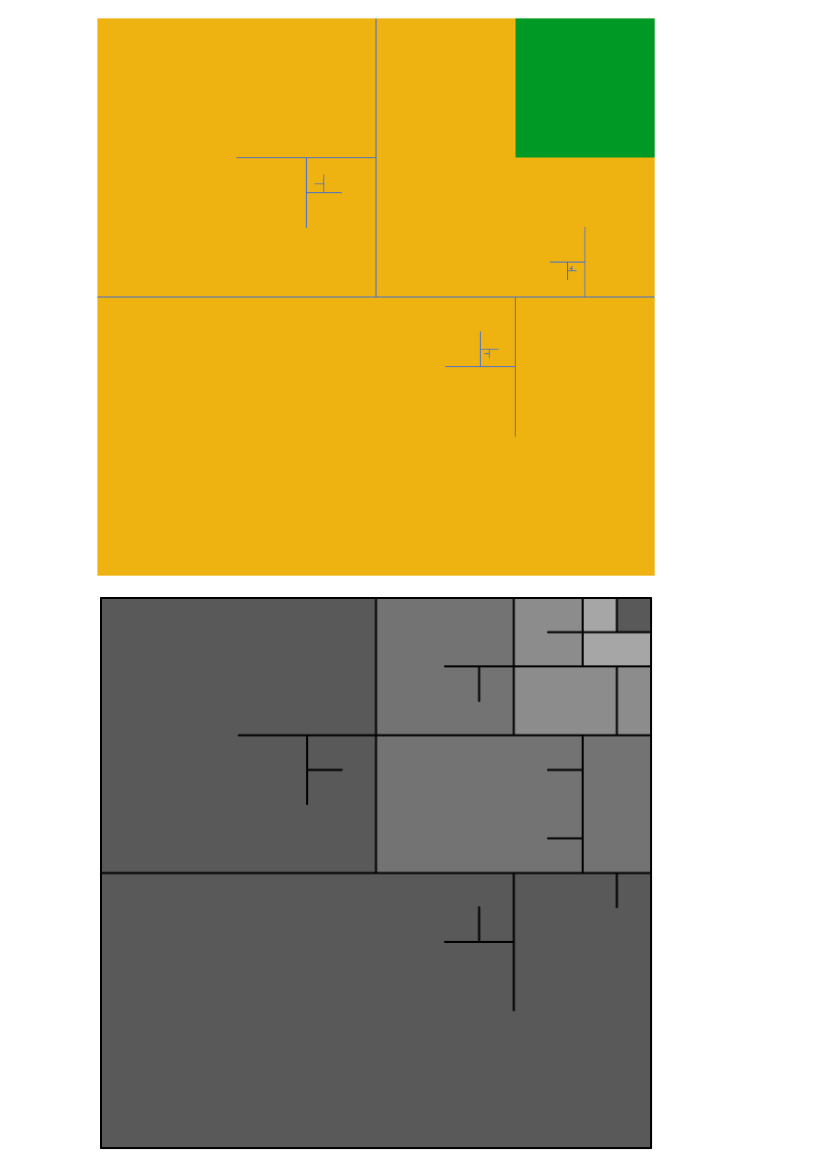
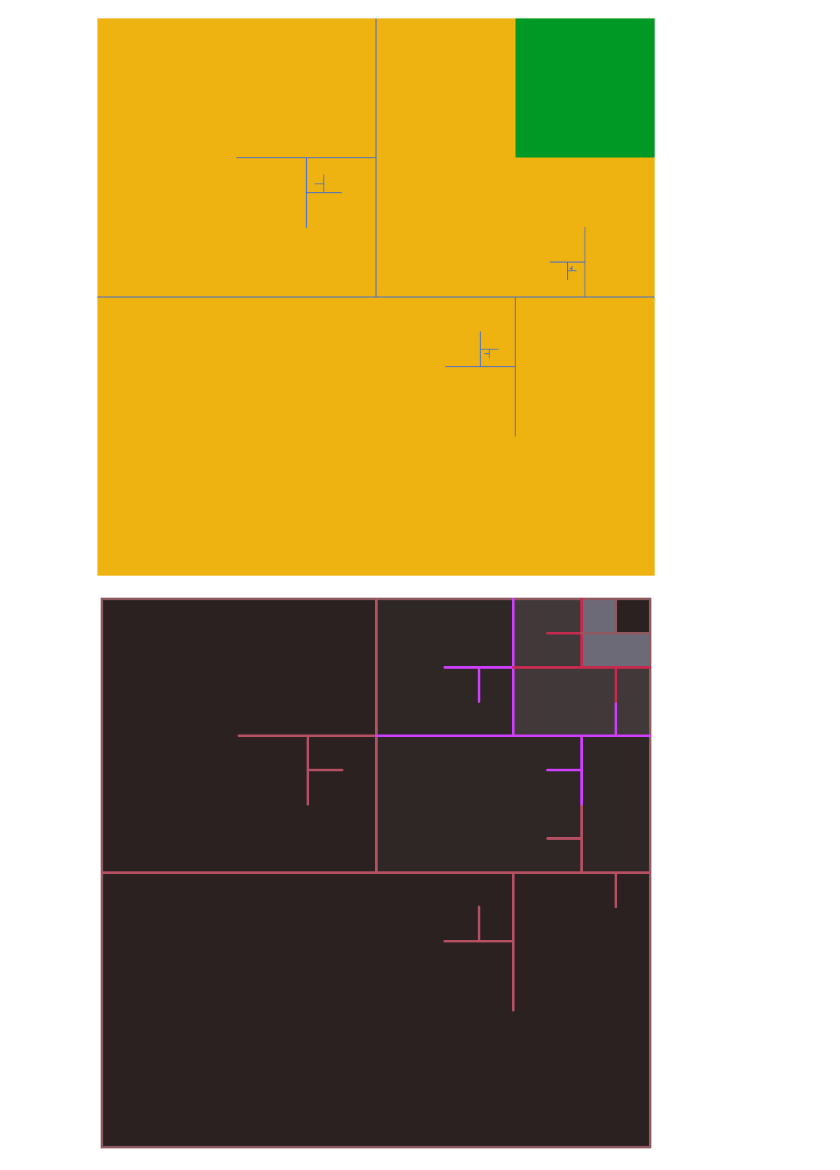
Before and after one commit to amirhamini/Geometry, a Jupyter notebook: divide_and_rotate.ipynb, the cells around one changed output. Cells and saved outputs as stored; diff of their text form; code cells hidden in the pictures.

```diff
--- a/divide_and_rotate.ipynb
+++ b/divide_and_rotate.ipynb
@@ -227,9 +227,11 @@ def plot_mid_orthog_rot_cw(p_init_1, p_init_2, ax, color='k', numOperation=4, th
     p_init_1 = mid_point(p_init_1, p_init_2);
     theta = -theta
 
+clrs_gray= ['#2B2120','#2F2725','#413939','#6D6A77']
+clrs_pink =['#C62B4F','#CD3FfD','#B55063','#8F5960']
 
 #
-fig01 = plt.figure(1, figsize=(20, 20), dpi=90)
+fig01 = plt.figure(1, figsize=(15, 15), dpi=90)
 ax01 = fig01.add_subplot(1,1,1)
 #
 ax01.add_patch(
@@ -237,37 +239,56 @@ ax01.add_patch(
         (-10, -10),   # (x,y)
         20,          # width
         20,          # height
-        color ='0.35'
+        color =clrs_gray[0]
     )
 )
-plot_line_bw_two_points([-10,-10],[-10,10], ax01, color='k', lw=4)
-plot_line_bw_two_points([-10,-10],[10,-10], ax01, color='k', lw=4)
-plot_line_bw_two_points([10,10],[10,-10], ax01, color='k', lw=4)
-plot_line_bw_two_points([10,10],[-10,10], ax01, color='k', lw=4)
+ax01.add_patch(
+    patches.Rectangle(
+        (-15, -10),   # (x,y)
+        25,          # width
+        -5,          # height
+        color ='0.65'
+    )
+)
+ax01.add_patch(
+    patches.Rectangle(
+        (-15, -10),   # (x,y)
+        5,          # width
+        20,          # height
+        color ='0.65'
+    )
+)
+clr = clrs_pink[-1]
+plot_line_bw_two_points([-10,-10],[-10,10], ax01, color=clr, lw=4)
+plot_line_bw_two_points([-15,-10],[10,-10], ax01, color=clr, lw=4)
+plot_line_bw_two_points([10,10],[10,-10], ax01, color=clr, lw=4)
+plot_line_bw_two_points([10,10],[-15,10], ax01, color=clr, lw=4)
+
 ##################################################################################
 ##################################################################################
 LW= 4
+clr = clrs_pink[-2]
 x_1 = -10; y_1 = 0; x_2 = 10; y_2 = 0;
 p_init_1 = [x_1, y_1]; p_init_2 = [x_2, y_2];
-plot_mid_orthog_rot_ccw(p_init_1, p_init_2, ax01, color='k', numOperation=4, lw=LW)
+plot_mid_orthog_rot_ccw(p_init_1, p_init_2, ax01, color=clr, numOperation=4, lw=LW)
 
 x_1 = 0; y_1 = 0; x_2 = 10; y_2 = 0;
 p_init_1 = [x_1, y_1]; p_init_2 = [x_2, y_2];
-plot_mid_orthog_rot_cw(p_init_1, p_init_2, ax01, color='k', numOperation=3, lw=LW)
+plot_mid_orthog_rot_cw(p_init_1, p_init_2, ax01, color=clr, numOperation=3, lw=LW)
 
 x_1 = 5; y_1 = 0; x_2 = 10; y_2 = 0;
 p_init_1 = [x_1, y_1]; p_init_2 = [x_2, y_2];
-plot_mid_orthog_rot_ccw(p_init_1, p_init_2, ax01, color='k', numOperation=2, lw=LW)
+plot_mid_orthog_rot_ccw(p_init_1, p_init_2, ax01, color=clr, numOperation=2, lw=LW)
 
 x_1 = 7.5; y_1 = 0; x_2 = 10; y_2 = 0;
 p_init_1 = [x_1, y_1]; p_init_2 = [x_2, y_2];
-plot_mid_orthog_rot_cw(p_init_1, p_init_2, ax01, color='k', numOperation=1, lw=LW)
+plot_mid_orthog_rot_cw(p_init_1, p_init_2, ax01, color=clr, numOperation=1, lw=LW)
 ax01.add_patch(
     patches.Rectangle(
         (0, 0),   # (x,y)
         10,          # width
         10,          # height
-        color ='0.45'
+        color =clrs_gray[1]#'#ff80aa'
     )
 )
 ##################################################################################
@@ -275,23 +296,24 @@ ax01.add_patch(
 ##################################################################################
 ##################################################################################
 LW -= 0
+clr = clrs_pink[-3]
 x_1 = 0; y_1 = 5; x_2 = 10; y_2 = 5;
 p_init_1 = [x_1, y_1]; p_init_2 = [x_2, y_2];
-plot_mid_orthog_rot_ccw(p_init_1, p_init_2, ax01, color='k', numOperation=3, lw=LW)
+plot_mid_orthog_rot_ccw(p_init_1, p_init_2, ax01, color=clr, numOperation=3, lw=LW)
 
 x_1 = 5; y_1 = 5; x_2 = 10; y_2 = 5;
 p_init_1 = [x_1, y_1]; p_init_2 = [x_2, y_2];
-plot_mid_orthog_rot_cw(p_init_1, p_init_2, ax01, color='k', numOperation=2, lw=LW)
+plot_mid_orthog_rot_cw(p_init_1, p_init_2, ax01, color=clr, numOperation=2, lw=LW)
 
 x_1 = 7.5; y_1 = 5; x_2 = 10; y_2 = 5;
 p_init_1 = [x_1, y_1]; p_init_2 = [x_2, y_2];
-plot_mid_orthog_rot_ccw(p_init_1, p_init_2, ax01, color='k', numOperation=1, lw=LW)
+plot_mid_orthog_rot_ccw(p_init_1, p_init_2, ax01, color=clr, numOperation=1, lw=LW)
 ax01.add_patch(
     patches.Rectangle(
         (5, 5),   # (x,y)
         5,          # width
         5,          # height
-        color ='0.55'
+        color =clrs_gray[2]#'#ff99bb'
     )
 )
 ##################################################################################
@@ -299,49 +321,51 @@ ax01.add_patch(
 ##################################################################################
 ##################################################################################
 LW -= 0
+clr = clrs_pink[-4]
 x_1 = 5; y_1 = 7.5; x_2 = 10; y_2 = 7.5;
 p_init_1 = [x_1, y_1]; p_init_2 = [x_2, y_2];
-plot_mid_orthog_rot_ccw(p_init_1, p_init_2, ax01, color='k', numOperation=2, lw=LW)
+plot_mid_orthog_rot_ccw(p_init_1, p_init_2, ax01, color=clr, numOperation=2, lw=LW)
 
 x_1 = 7.5; y_1 = 7.5; x_2 = 10; y_2 = 7.5;
 p_init_1 = [x_1, y_1]; p_init_2 = [x_2, y_2];
-plot_mid_orthog_rot_cw(p_init_1, p_init_2, ax01, color='k', numOperation=1, lw=LW)
+plot_mid_orthog_rot_cw(p_init_1, p_init_2, ax01, color=clr, numOperation=1, lw=LW)
 ax01.add_patch(
     patches.Rectangle(
         (7.5, 7.5),   # (x,y)
         2.5,          # width
         2.5,          # height
-        color ='0.65'
+        color =clrs_gray[3]
     )
 )
 ##################################################################################
 ##################################################################################
 LW -= 0
+clr = clrs_pink[-1]
 x_1 = 7.5; y_1 = 8.75; x_2 = 10; y_2 = 8.75;
 p_init_1 = [x_1, y_1]; p_init_2 = [x_2, y_2];
-plot_mid_orthog_rot_ccw(p_init_1, p_init_2, ax01, color='k', numOperation=1, lw=LW)
+plot_mid_orthog_rot_ccw(p_init_1, p_init_2, ax01, color=clr, numOperation=1, lw=LW)
 
 ax01.add_patch(
     patches.Rectangle(
         (8.75, 8.75),   # (x,y)
         1.25,          # width
         1.25,          # height
-        color ='0.35'
+        color =clrs_gray[0]
     )
 )
 ax01.set_xlim([-10.05,10.05])
 ax01.set_ylim([-10.05,10.05])
 ax01.get_xaxis().set_visible(False)
 ax01.get_yaxis().set_visible(False)
 
 # major_ticks_x = [1345, 1355, 1365, 1370, 1375, 1385]
 # ax01.set_xticks(major_ticks_x)
 # ax01.set_title('Literate/Illiterate/Total Population over Time', fontsize=40, y=1.02)
 # ax01.set_xlabel('Year', fontsize=40)
 # ax01.set_ylabel('1M persons', fontsize=40)
 ax01.grid('on')
 plt.savefig('mete.png', bbox_inches='tight')
 # ax01.legend(loc='lower center', bbox_to_anchor=(0.2,0.7), borderpad=0.1, fontsize=30,fancybox=True, title='')
 plt.show()
 # %% [output]
-[figure, old version]
+[figure, new version]
```
Also changed, not shown: parts of 1 cell of this notebook.
